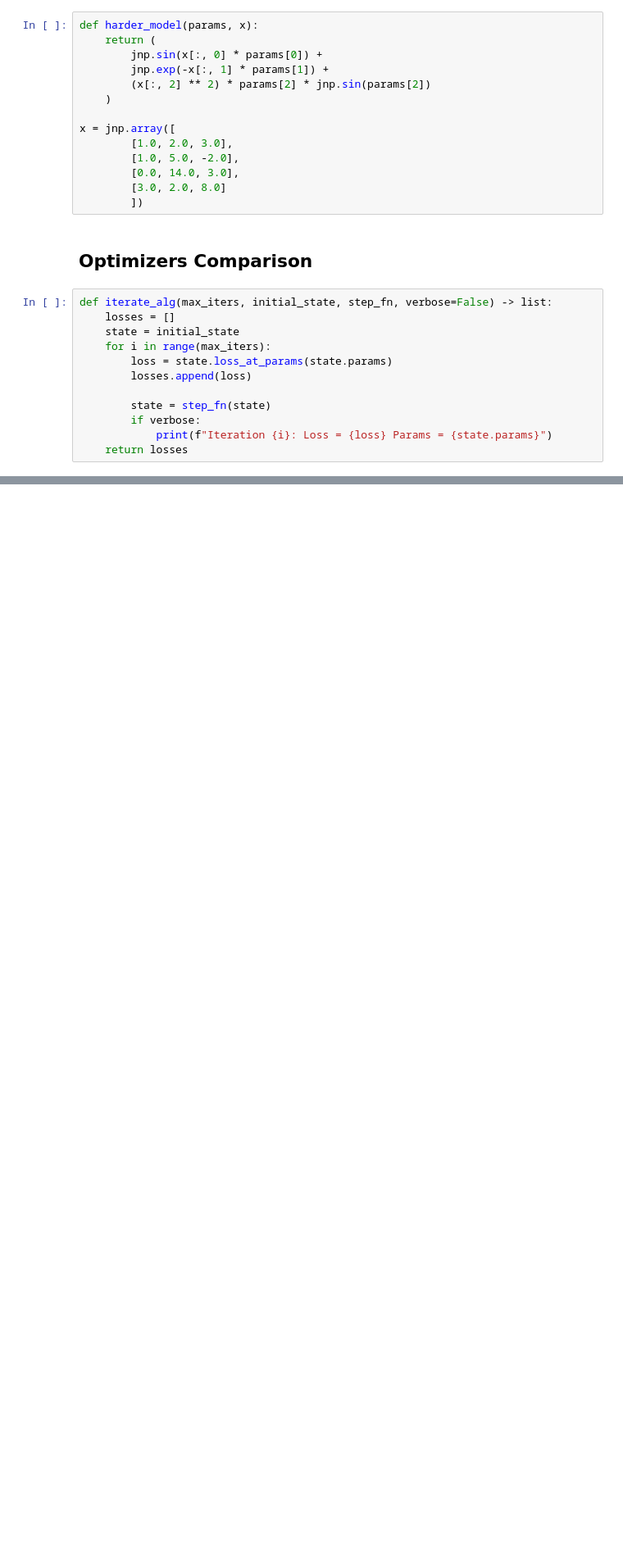
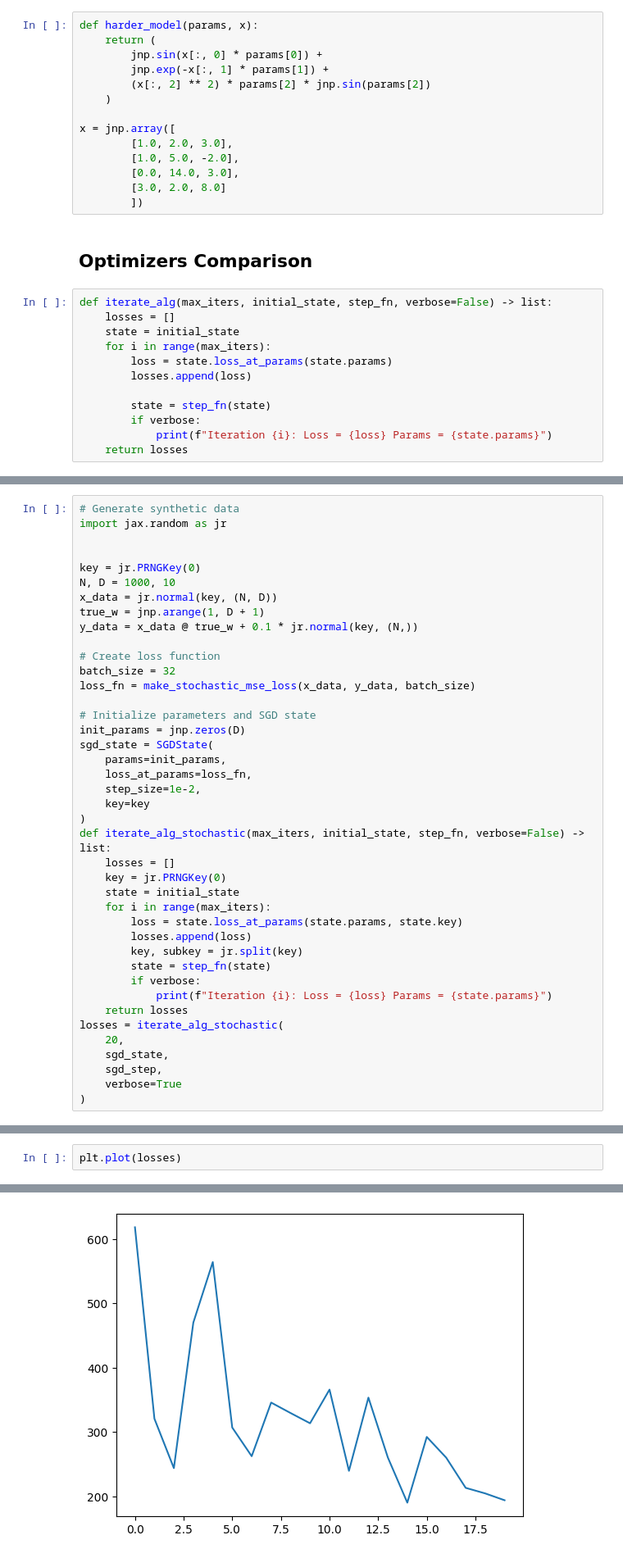
Before and after one commit to MatyaAydin/CS-439-miniproject, a Jupyter notebook: src/jax_opti.ipynb, the cells around one changed output, grey strips where cells are left out. Shown at 82% size. Saved outputs shown, nothing was run; the diff lists cells and outputs as text; blank space fills up the shorter version.

Commit message:
stochasticity working

```diff
--- a/src/jax_opti.ipynb
+++ b/src/jax_opti.ipynb
@@ -122,0 +157,41 @@ Iteration 19: Loss = 0.7986195087432861 Params = [0.05884267 0.11581866]
+# %%
+# Generate synthetic data
+import jax.random as jr
+
+
+key = jr.PRNGKey(0)
+N, D = 1000, 10
+x_data = jr.normal(key, (N, D))
+true_w = jnp.arange(1, D + 1)
+y_data = x_data @ true_w + 0.1 * jr.normal(key, (N,))
+
+# Create loss function
+batch_size = 32
+loss_fn = make_stochastic_mse_loss(x_data, y_data, batch_size)
+
+# Initialize parameters and SGD state
+init_params = jnp.zeros(D)
+sgd_state = SGDState(
+    params=init_params,
+    loss_at_params=loss_fn,
+    step_size=1e-2,
+    key=key
+)
+def iterate_alg_stochastic(max_iters, initial_state, step_fn, verbose=False) -> list:
+    losses = []
+    key = jr.PRNGKey(0)
+    state = initial_state
+    for i in range(max_iters):
+        loss = state.loss_at_params(state.params, state.key)
+        losses.append(loss)
+        key, subkey = jr.split(key)
+        state = step_fn(state)
+        if verbose:
+            print(f"Iteration {i}: Loss = {loss} Params = {state.params}")
+    return losses
+losses = iterate_alg_stochastic(
+    20,
+    sgd_state,
+    sgd_step,
+    verbose=True
+)
@@ -122,0 +216,3 @@ Iteration 19: Loss = 0.7986195087432861 Params = [0.05884267 0.11581866]
+# %%
+plt.plot(losses)
+# %% [output]
@@ -122,0 +220 @@ Iteration 19: Loss = 0.7986195087432861 Params = [0.05884267 0.11581866]
+[figure, added]
```
Also changed, not shown: parts of 9 cells of this notebook, 5 other files.
